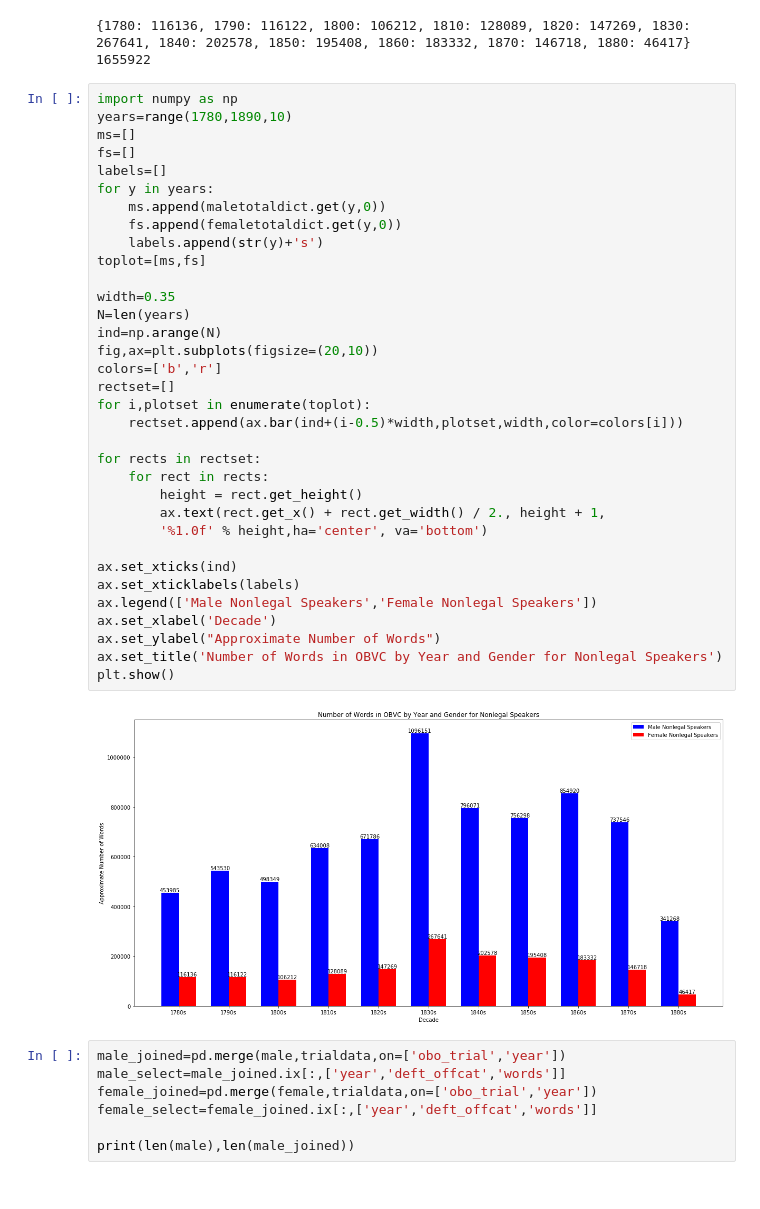
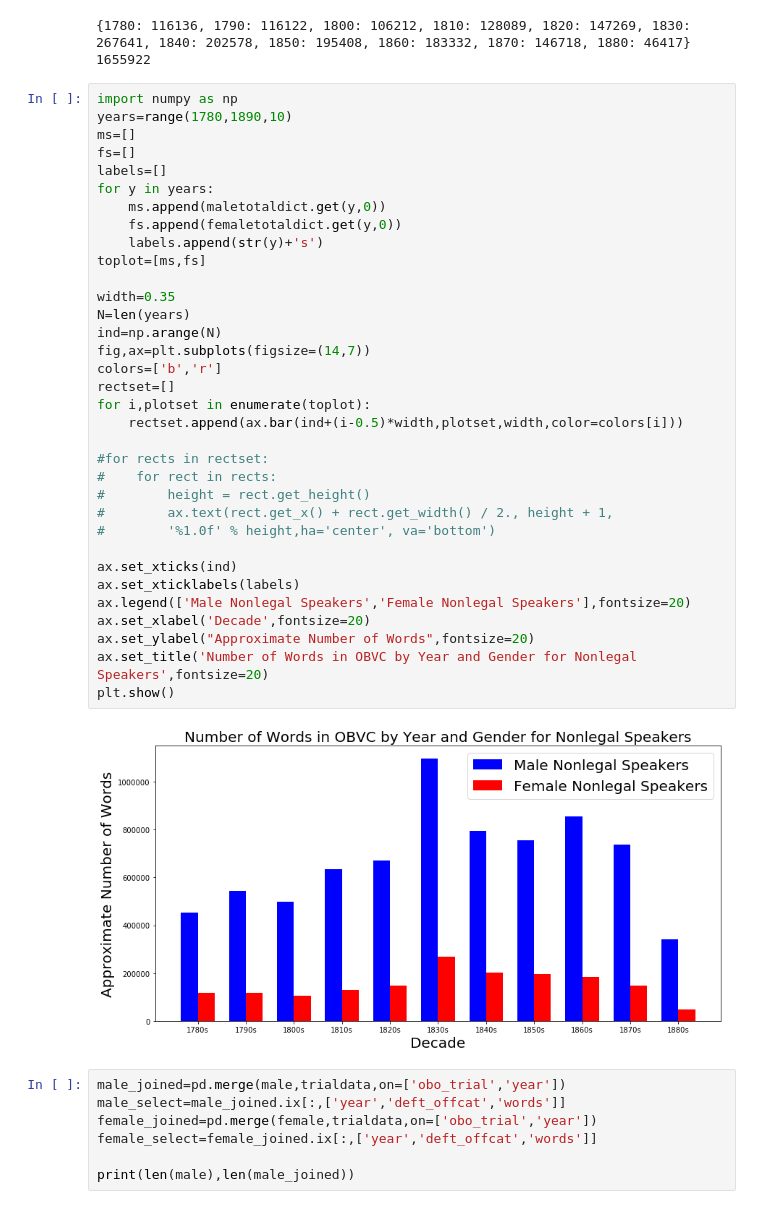
Before and after one commit to julieweeds/oldbailey-corpling, a Jupyter notebook: notebooks/eda.ipynb, the cells around one changed output. Drawn from its saved outputs; the diff is of its cells as text.

```diff
--- a/notebooks/eda.ipynb
+++ b/notebooks/eda.ipynb
@@ -109,39 +121,39 @@ print(sum(femaletotaldict.values()))
 # %%
 import numpy as np
 years=range(1780,1890,10)
 ms=[]
 fs=[]
 labels=[]
 for y in years:
     ms.append(maletotaldict.get(y,0))
     fs.append(femaletotaldict.get(y,0))
     labels.append(str(y)+'s')
 toplot=[ms,fs]
 
 width=0.35
 N=len(years)
 ind=np.arange(N)
-fig,ax=plt.subplots(figsize=(20,10))
+fig,ax=plt.subplots(figsize=(14,7))
 colors=['b','r']
 rectset=[]
 for i,plotset in enumerate(toplot):
     rectset.append(ax.bar(ind+(i-0.5)*width,plotset,width,color=colors[i]))
 
-for rects in rectset:
-    for rect in rects:
-        height = rect.get_height()
-        ax.text(rect.get_x() + rect.get_width() / 2., height + 1,
-        '%1.0f' % height,ha='center', va='bottom')
+#for rects in rectset:
+#    for rect in rects:
+#        height = rect.get_height()
+#        ax.text(rect.get_x() + rect.get_width() / 2., height + 1,
+#        '%1.0f' % height,ha='center', va='bottom')
 
 ax.set_xticks(ind)
 ax.set_xticklabels(labels)
-ax.legend(['Male Nonlegal Speakers','Female Nonlegal Speakers'])
-ax.set_xlabel('Decade')
-ax.set_ylabel("Approximate Number of Words")
-ax.set_title('Number of Words in OBVC by Year and Gender for Nonlegal Speakers')
+ax.legend(['Male Nonlegal Speakers','Female Nonlegal Speakers'],fontsize=20)
+ax.set_xlabel('Decade',fontsize=20)
+ax.set_ylabel("Approximate Number of Words",fontsize=20)
+ax.set_title('Number of Words in OBVC by Year and Gender for Nonlegal Speakers',fontsize=20)
 plt.show()
 # %% [output]
-[figure, old version]
+[figure, new version]
 # %%
 male_joined=pd.merge(male,trialdata,on=['obo_trial','year'])
 male_select=male_joined.ix[:,['year','deft_offcat','words']]
```
Also changed, not shown: parts of 3 cells of this notebook, 2 other files.
